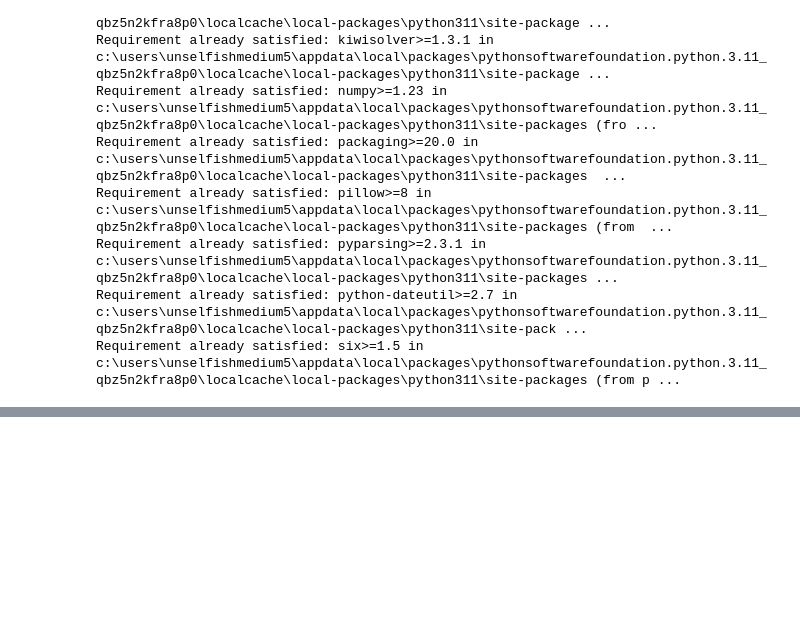
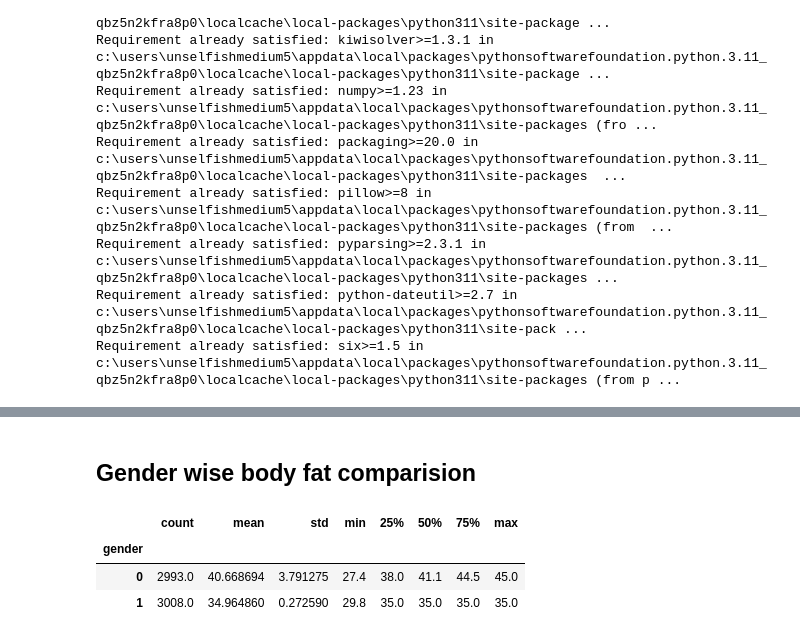
Before and after one commit to Mudit021/Body-Fat-Prediction, a Jupyter notebook: notebook.ipynb, the cells around one changed output, grey strips where cells are left out. Saved outputs shown, nothing was run; the diff lists cells and outputs as text; code cells hidden in the pictures; blank space fills up the shorter version.

```diff
--- a/notebook.ipynb
+++ b/notebook.ipynb
@@ -172,0 +172,9 @@ plt.show()
+# %% [markdown]
+## Gender wise body fat comparision
+# %%
+df.groupby('gender')["body_fat_percent"].describe()
+# %% [output]
+|  | count | mean | std | min | 25% | 50% | 75% | max |
+| gender |  |  |  |  |  |  |  |  |
+| 0 | 2993.0 | 40.668694 | 3.791275 | 27.4 | 38.0 | 41.1 | 44.5 | 45.0 |
+| 1 | 3008.0 | 34.964860 | 0.272590 | 29.8 | 35.0 | 35.0 | 35.0 | 35.0 |
```
Also changed, not shown: parts of 21 cells of this notebook, 1 other file.
